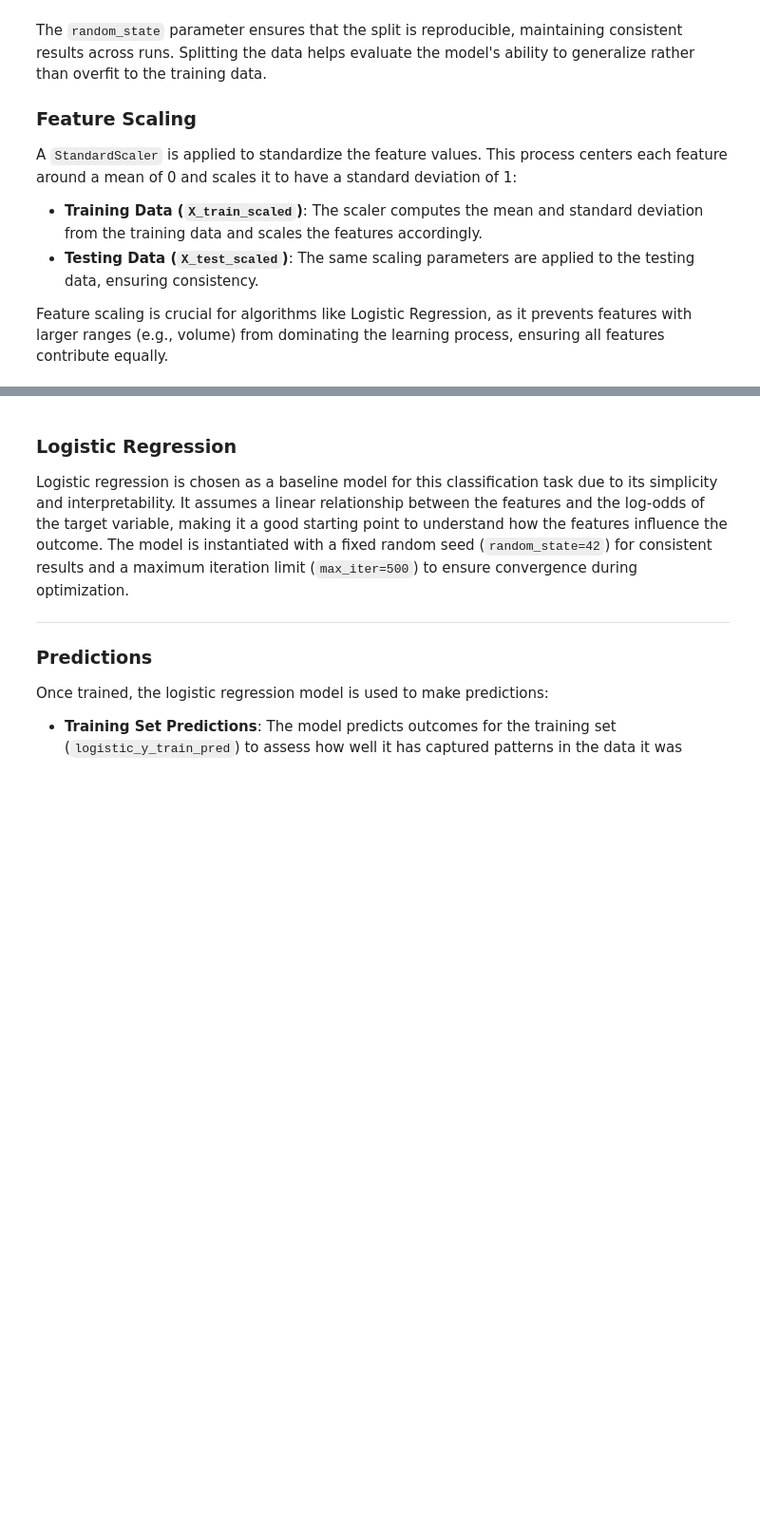
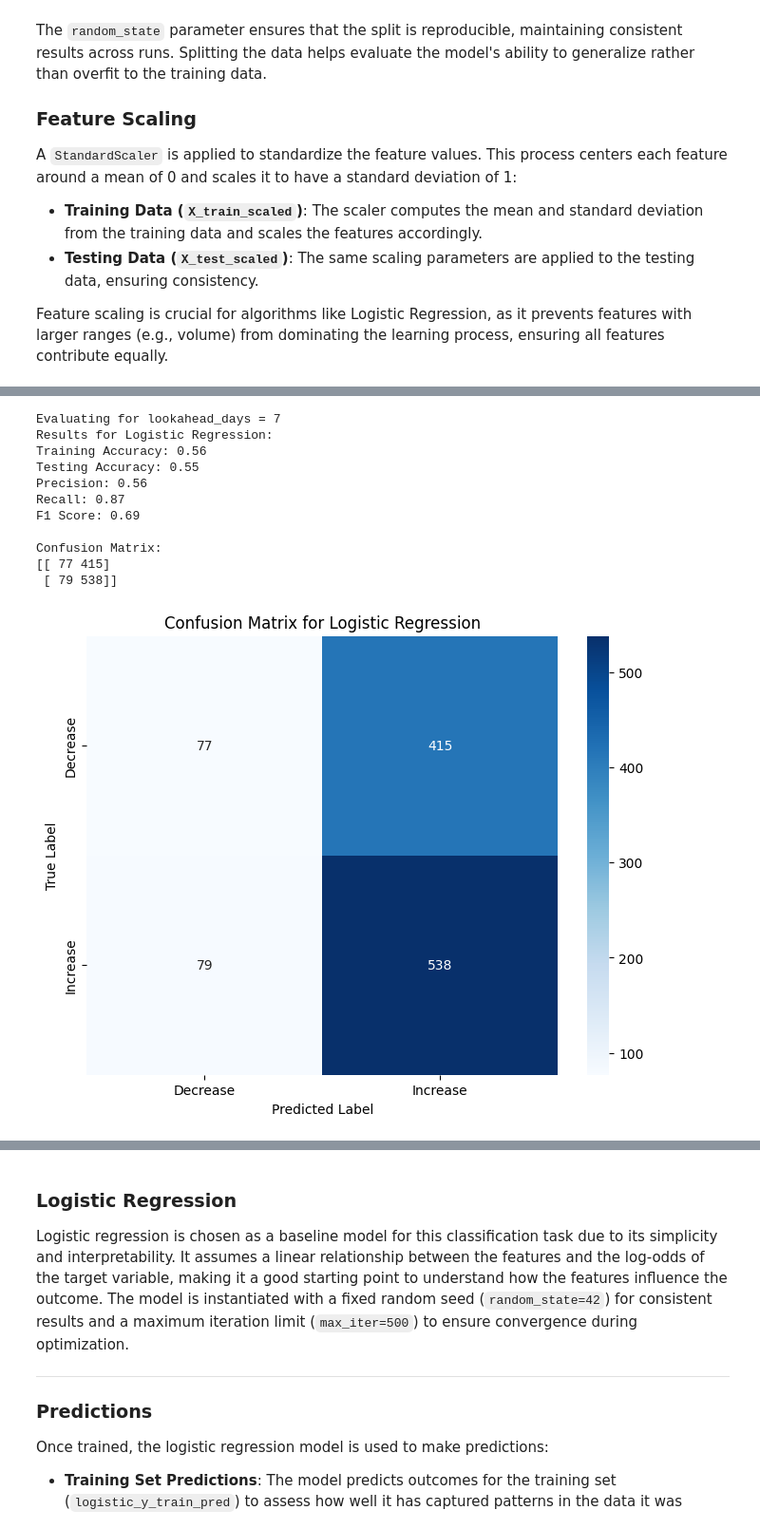
Before and after one commit to Mx-KN/Group11_IntroAI_Coursework, a Jupyter notebook: notebooks/LinearRegClass.ipynb, the cells around one changed output, grey strips where cells are left out. Shown: that part at 95% size. Drawn from its saved outputs; the diff is of its cells as text; code cells hidden in the pictures; blank space fills up the shorter version.

```diff
--- a/notebooks/LinearRegClass.ipynb
+++ b/notebooks/LinearRegClass.ipynb
@@ -149,0 +202,33 @@ X_test_scaled = scaler.transform(X_test)
+# %%
+# Experiment with different lookahead periods
+csv_path = "../data/raw/btc_usd.csv"
+
+feature_columns = [
+    'open', 'high', 'low', 'volume',
+    'ma_7day', 'ma_14day', 'ma_30day', 'rsi',
+    'bb_upper', 'bb_lower', 'bb_middle', 'volume_ma_7day'
+]
+# %%
+print(f"\nEvaluating for lookahead_days = 7")
+df = load_and_preprocess(csv_path, lookahead_days=7)
+y_train, y_train_pred, y_test, y_test_pred = train_and_evaluate(df, feature_columns=feature_columns)
+display_results(
+    model_name="Logistic Regression",
+    y_train=y_train,
+    y_train_pred=y_train_pred,
+    y_test=y_test,
+    y_test_pred=y_test_pred,
+)
+# %% [output]
+Evaluating for lookahead_days = 7
+Results for Logistic Regression:
+Training Accuracy: 0.56
+Testing Accuracy: 0.55
+Precision: 0.56
+Recall: 0.87
+F1 Score: 0.69
+
+Confusion Matrix:
+[[ 77 415]
+ [ 79 538]]
+[figure, added]
```
Also changed, not shown: parts of 15 cells of this notebook.
